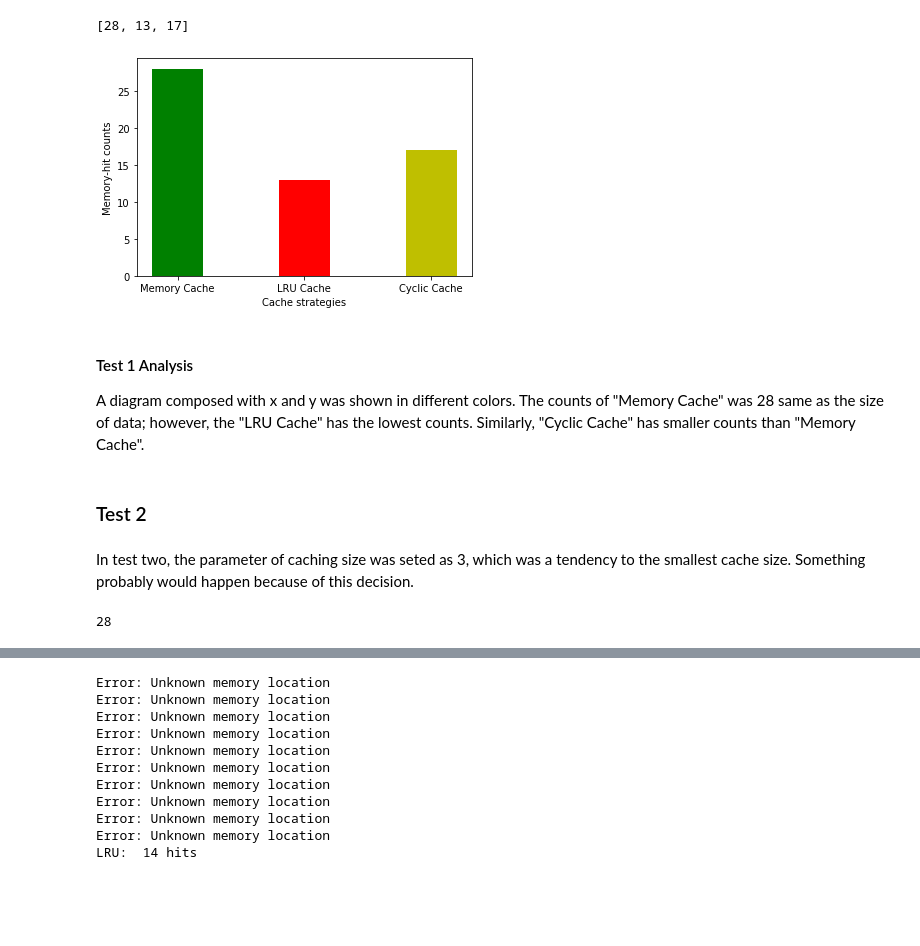
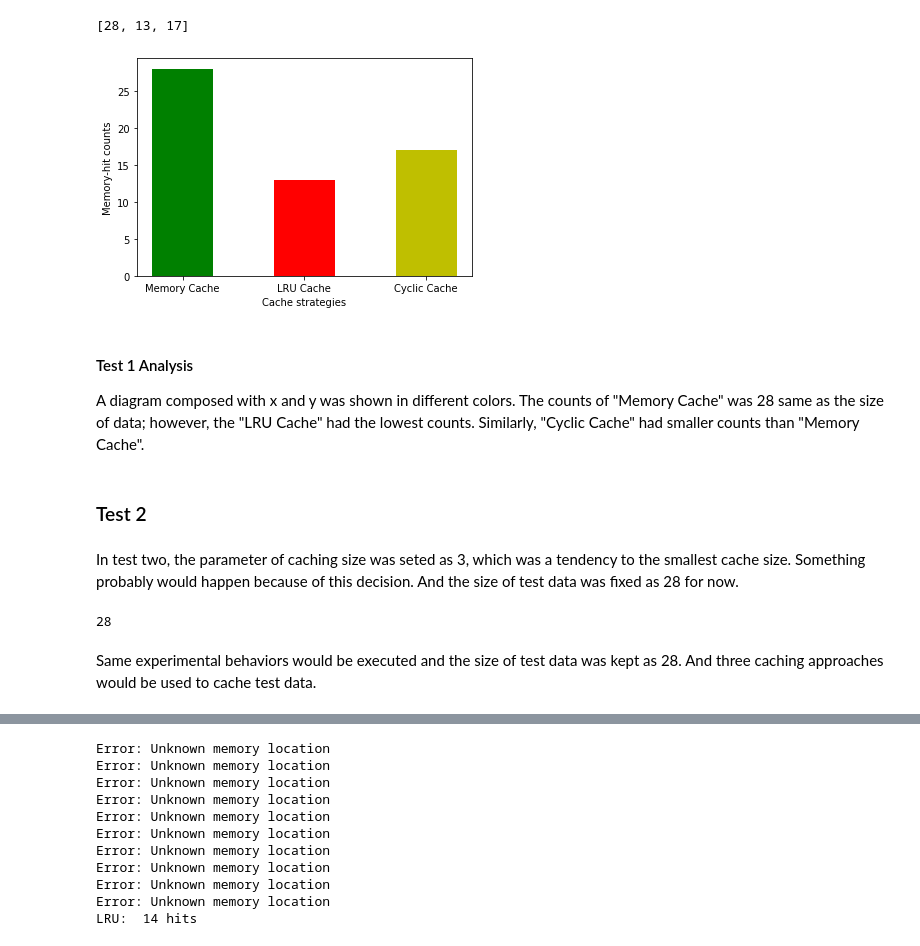
Before and after one commit to ZihaoChen189/COMP15212_labs, a Jupyter notebook: experiment/CachingExperiment.ipynb, the cells around one changed output, grey strips where cells are left out. Saved outputs shown, nothing was run; the diff lists cells and outputs as text; code cells hidden in the pictures; blank space fills up the shorter version.

Commit message:
great progression on test was made(2 main parts) and data has change

```diff
--- a/experiment/CachingExperiment.ipynb
+++ b/experiment/CachingExperiment.ipynb
@@ -71,19 +71,19 @@ y
 # %% [output]
 [28, 13, 17]
 # %%
-plt.bar(x,y,0.4,color=['g','r','y'])
+plt.bar(x,y,0.5,color=['g','r','y'])
 plt.xlabel("Cache strategies")
 plt.ylabel("Memory-hit counts")
 plt.show()
 # %% [output]
-[figure, old version]
+[figure, new version]
 # %% [markdown]
 #### Test 1 Analysis
-A diagram composed with x and y was shown in different colors. The counts of "Memory Cache" was 28 same as the size of data; however, the "LRU Cache" has the lowest counts. Similarly, "Cyclic Cache" has smaller counts than "Memory Cache".
+A diagram composed with x and y was shown in different colors. The counts of "Memory Cache" was 28 same as the size of data; however, the "LRU Cache" had the lowest counts. Similarly, "Cyclic Cache" had smaller counts than "Memory Cache".
 # %% [markdown]
 ### Test 2
 # %% [markdown]
-In test two, the parameter of caching size was seted as 3, which was a tendency to the smallest cache size. Something probably would happen because of this decision.
+In test two, the parameter of caching size was seted as 3, which was a tendency to the smallest cache size. Something probably would happen because of this decision. And the size of test data was fixed as 28 for now.
 # %%
 data = utilities.sample_data(size=2)
 
@@ -98,6 +98,8 @@ len(test_data)
 # %%
 x=['Memory Cache','LRU Cache','Cyclic Cache']
 y=[]
+# %% [markdown]
+Same experimental behaviors would be executed and the size of test data was kept as 28. And three caching approaches would be used to cache test data.
 # %%
 for datum in test_data:
     mem.lookup(datum)
```
Also changed, not shown: parts of 19 cells of this notebook.
